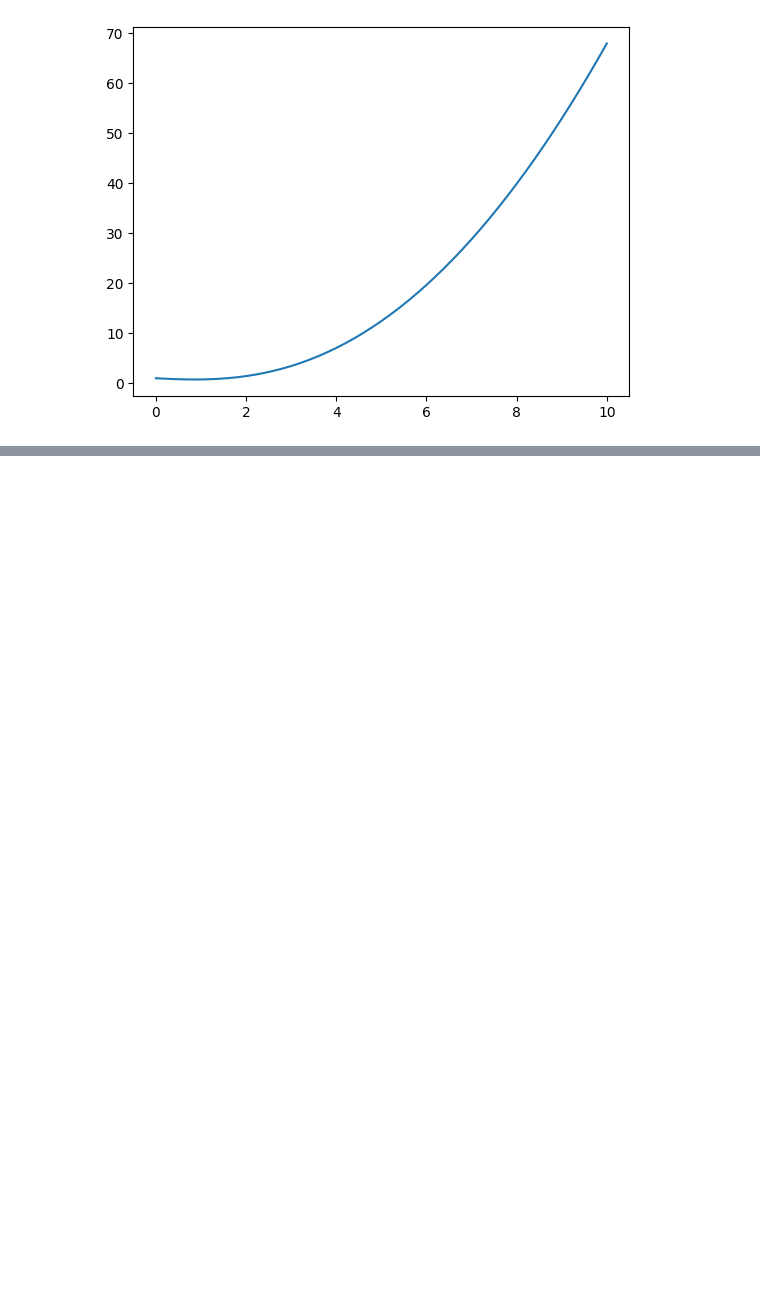
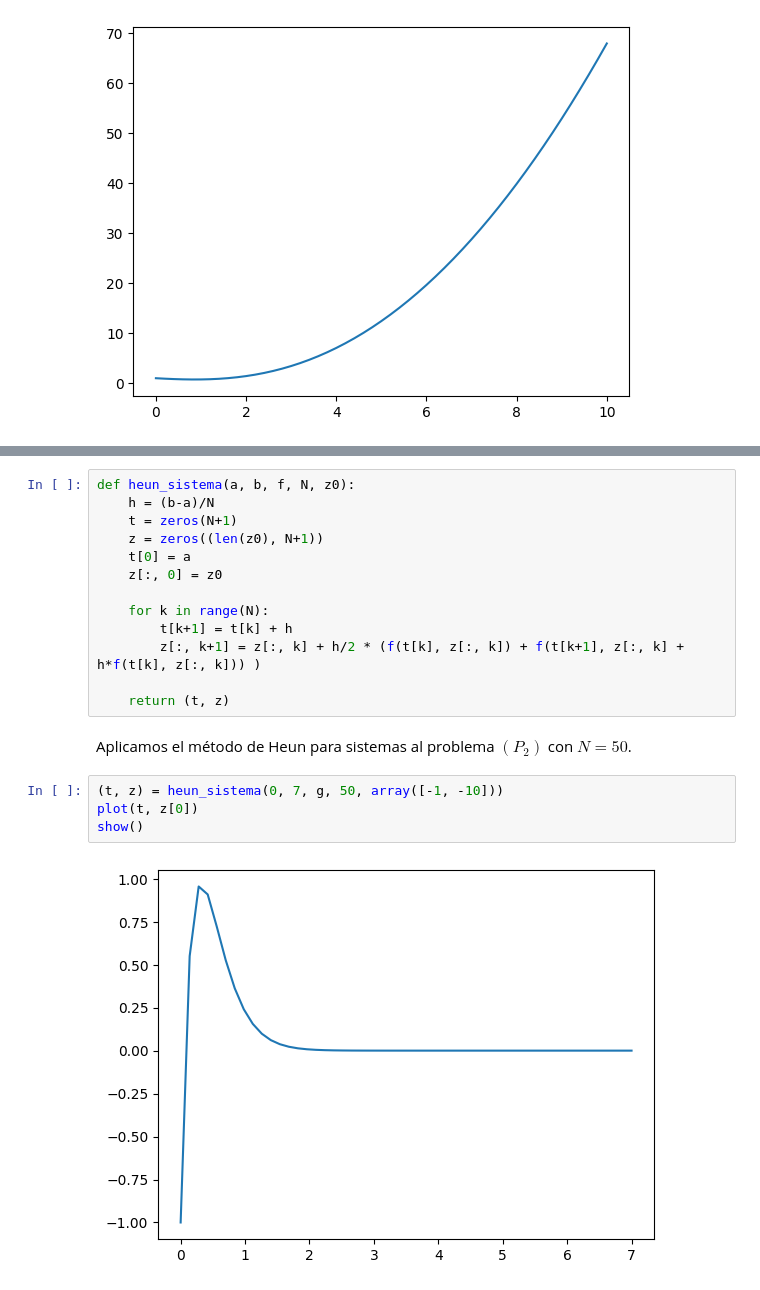
Before and after one commit to DanielSevillano/matematicas-python, a Jupyter notebook: Resolución numérica de problemas de valor inicial.ipynb, the cells around one changed output, grey strips where cells are left out. Drawn from its saved outputs; the diff is of its cells as text; blank space fills up the shorter version.

```diff
--- a/Resolución numérica de problemas de valor inicial.ipynb
+++ b/Resolución numérica de problemas de valor inicial.ipynb
@@ -259,0 +339,21 @@ show()
+# %%
+def heun_sistema(a, b, f, N, z0):
+    h = (b-a)/N
+    t = zeros(N+1)
+    z = zeros((len(z0), N+1))
+    t[0] = a
+    z[:, 0] = z0
+
+    for k in range(N):
+        t[k+1] = t[k] + h
+        z[:, k+1] = z[:, k] + h/2 * (f(t[k], z[:, k]) + f(t[k+1], z[:, k] + h*f(t[k], z[:, k])) )
+
+    return (t, z)
+# %% [markdown]
+Aplicamos el método de Heun para sistemas al problema $(P_2)$ con $N = 50$.
+# %%
+(t, z) = heun_sistema(0, 7, g, 50, array([-1, -10]))
+plot(t, z[0])
+show()
+# %% [output]
+[figure, added]
```
Also changed, not shown: parts of 29 cells of this notebook, 1 other file.
